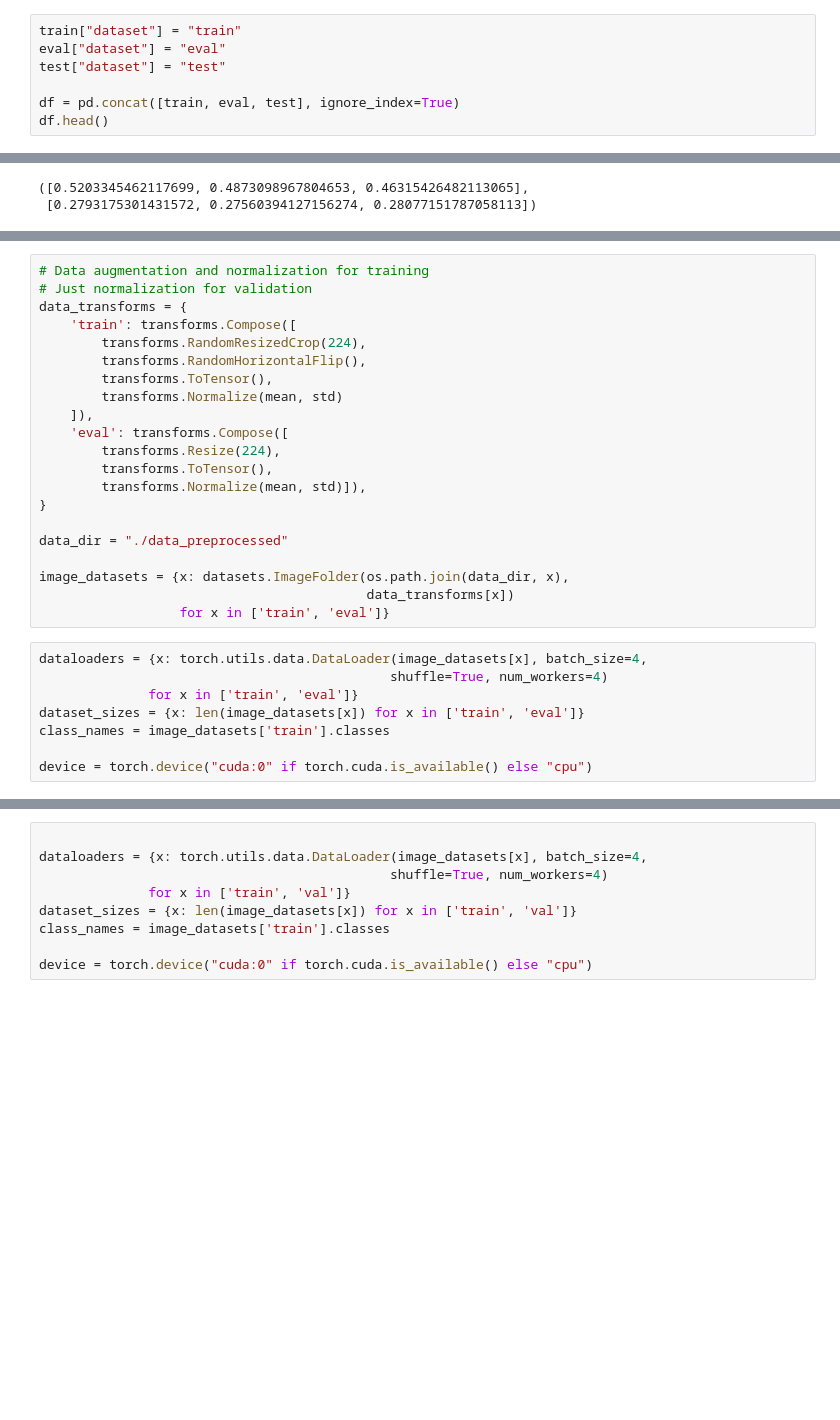
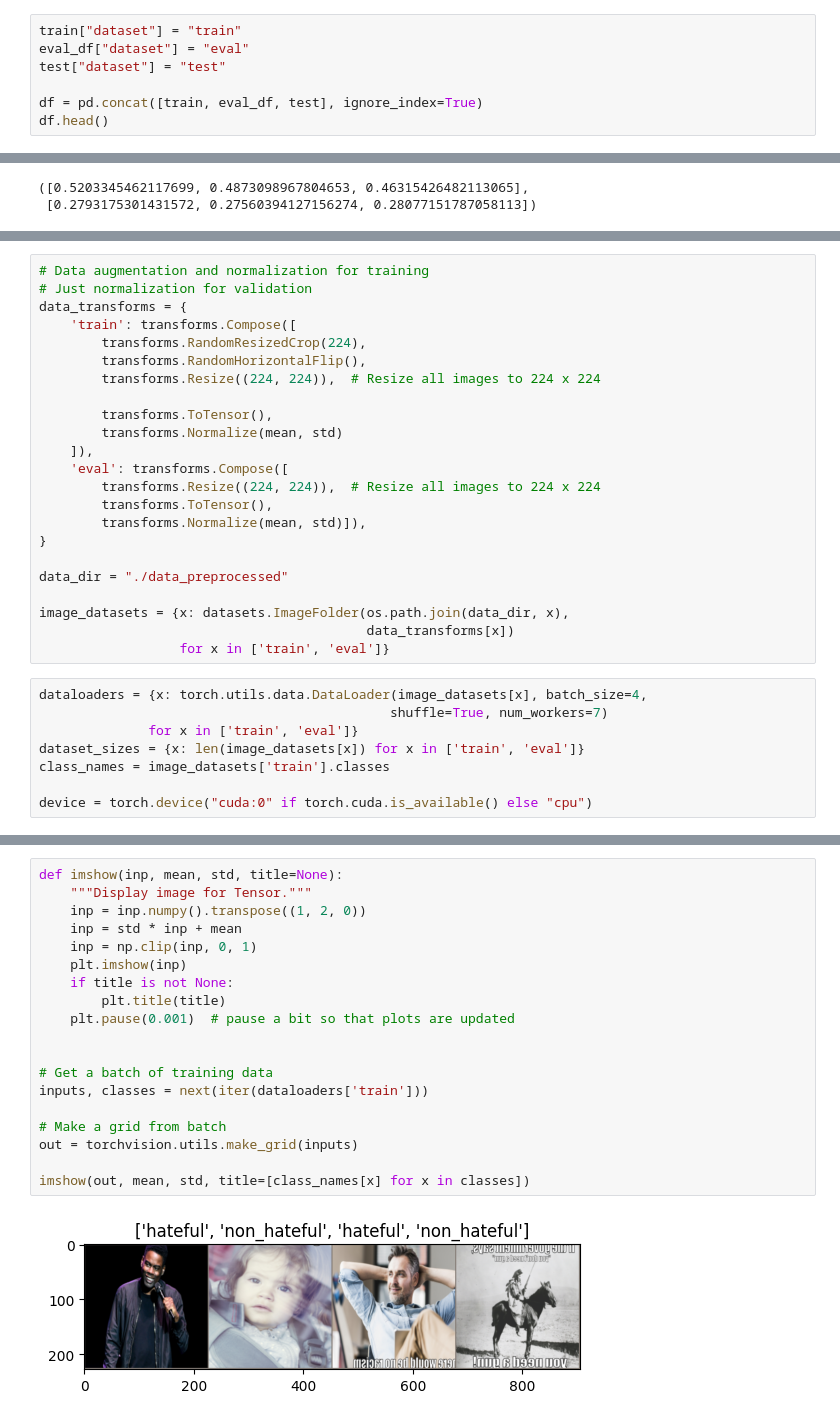
Before and after one commit to egehanyorulmaz/hateful-meme-detection, a Jupyter notebook: image_feature_extraction.ipynb, the cells around one changed output, grey strips where cells are left out. Saved outputs shown, nothing was run; the diff lists cells and outputs as text; blank space fills up the shorter version.

Commit message:
fixes the image shape mismatch

```diff
--- a/image_feature_extraction.ipynb
+++ b/image_feature_extraction.ipynb
@@ -34,10 +33,10 @@ eval_df = read_jsonl(EVAL_JSONL_PATH)
 test = read_jsonl(TEST_JSONL_PATH)
 # %%
 train["dataset"] = "train"
-eval["dataset"] = "eval"
+eval_df["dataset"] = "eval"
 test["dataset"] = "test"
 
-df = pd.concat([train, eval, test], ignore_index=True)
+df = pd.concat([train, eval_df, test], ignore_index=True)
 df.head()
 # %% [output]
 |  | id | img | label | text | dataset |
@@ -185,11 +157,13 @@ data_transforms = {
     'train': transforms.Compose([
         transforms.RandomResizedCrop(224),
         transforms.RandomHorizontalFlip(),
+        transforms.Resize((224, 224)),  # Resize all images to 224 x 224
+
         transforms.ToTensor(),
         transforms.Normalize(mean, std)
     ]),
     'eval': transforms.Compose([
-        transforms.Resize(224),
+        transforms.Resize((224, 224)),  # Resize all images to 224 x 224
         transforms.ToTensor(),
         transforms.Normalize(mean, std)]),
 }
@@ -201,7 +175,7 @@ image_datasets = {x: datasets.ImageFolder(os.path.join(data_dir, x),
                   for x in ['train', 'eval']}
 # %%
 dataloaders = {x: torch.utils.data.DataLoader(image_datasets[x], batch_size=4,
-                                             shuffle=True, num_workers=4)
+                                             shuffle=True, num_workers=7)
               for x in ['train', 'eval']}
 dataset_sizes = {x: len(image_datasets[x]) for x in ['train', 'eval']}
 class_names = image_datasets['train'].classes
@@ -214,9 +184,21 @@ device = torch.device("cuda:0" if torch.cuda.is_available() else "cpu")
-# %%
-
-dataloaders = {x: torch.utils.data.DataLoader(image_datasets[x], batch_size=4,
-                                             shuffle=True, num_workers=4)
-              for x in ['train', 'val']}
-dataset_sizes = {x: len(image_datasets[x]) for x in ['train', 'val']}
-class_names = image_datasets['train'].classes
-
-device = torch.device("cuda:0" if torch.cuda.is_available() else "cpu")
+# %%
+def imshow(inp, mean, std, title=None):
+    """Display image for Tensor."""
+    inp = inp.numpy().transpose((1, 2, 0))
+    inp = std * inp + mean
+    inp = np.clip(inp, 0, 1)
+    plt.imshow(inp)
+    if title is not None:
+        plt.title(title)
+    plt.pause(0.001)  # pause a bit so that plots are updated
+
+
+# Get a batch of training data
+inputs, classes = next(iter(dataloaders['train']))
+
+# Make a grid from batch
+out = torchvision.utils.make_grid(inputs)
+
+imshow(out, mean, std, title=[class_names[x] for x in classes])
+# %% [output]
+[figure, added]
```
Also changed, not shown: parts of 12 cells of this notebook.
